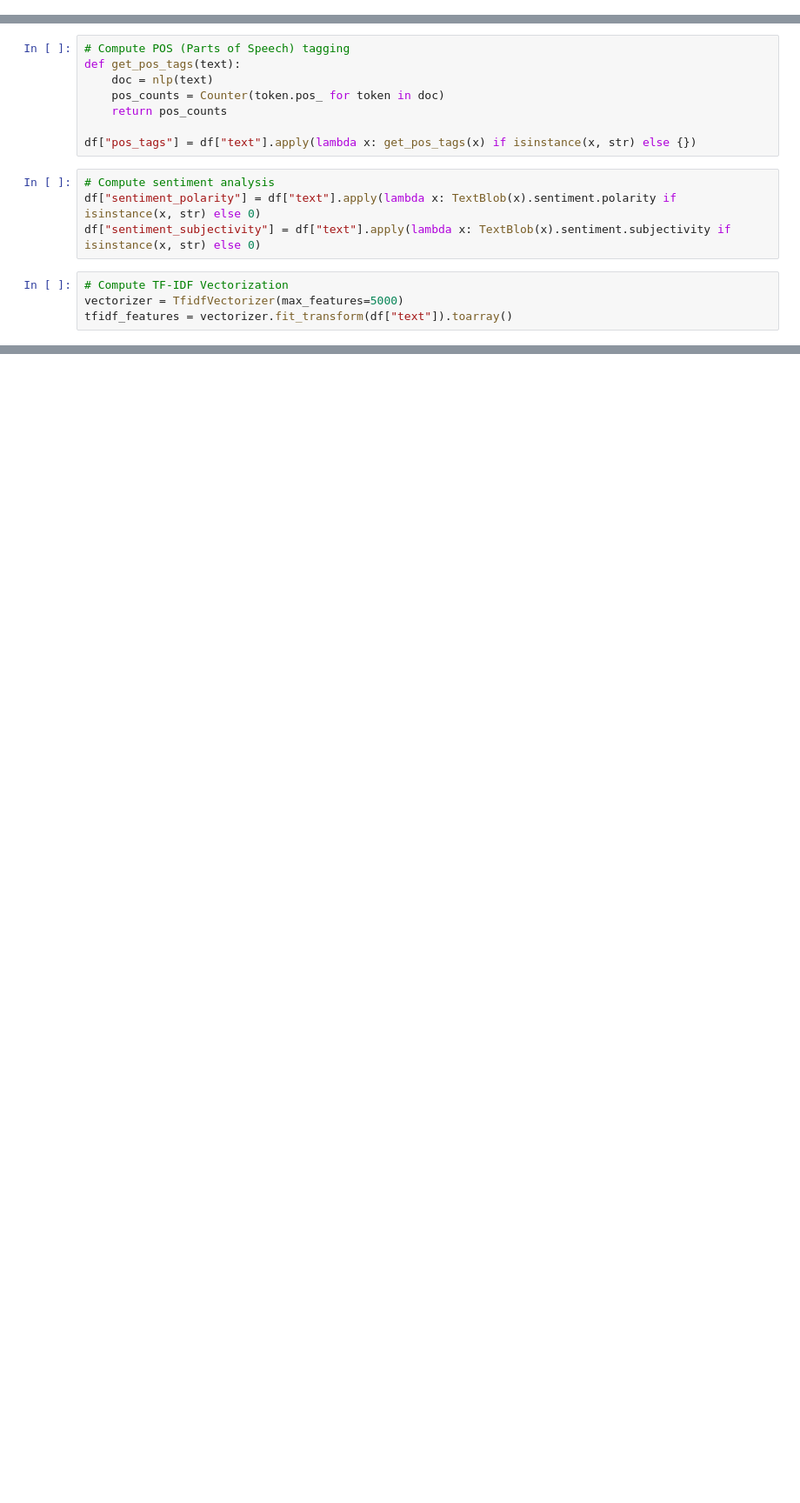
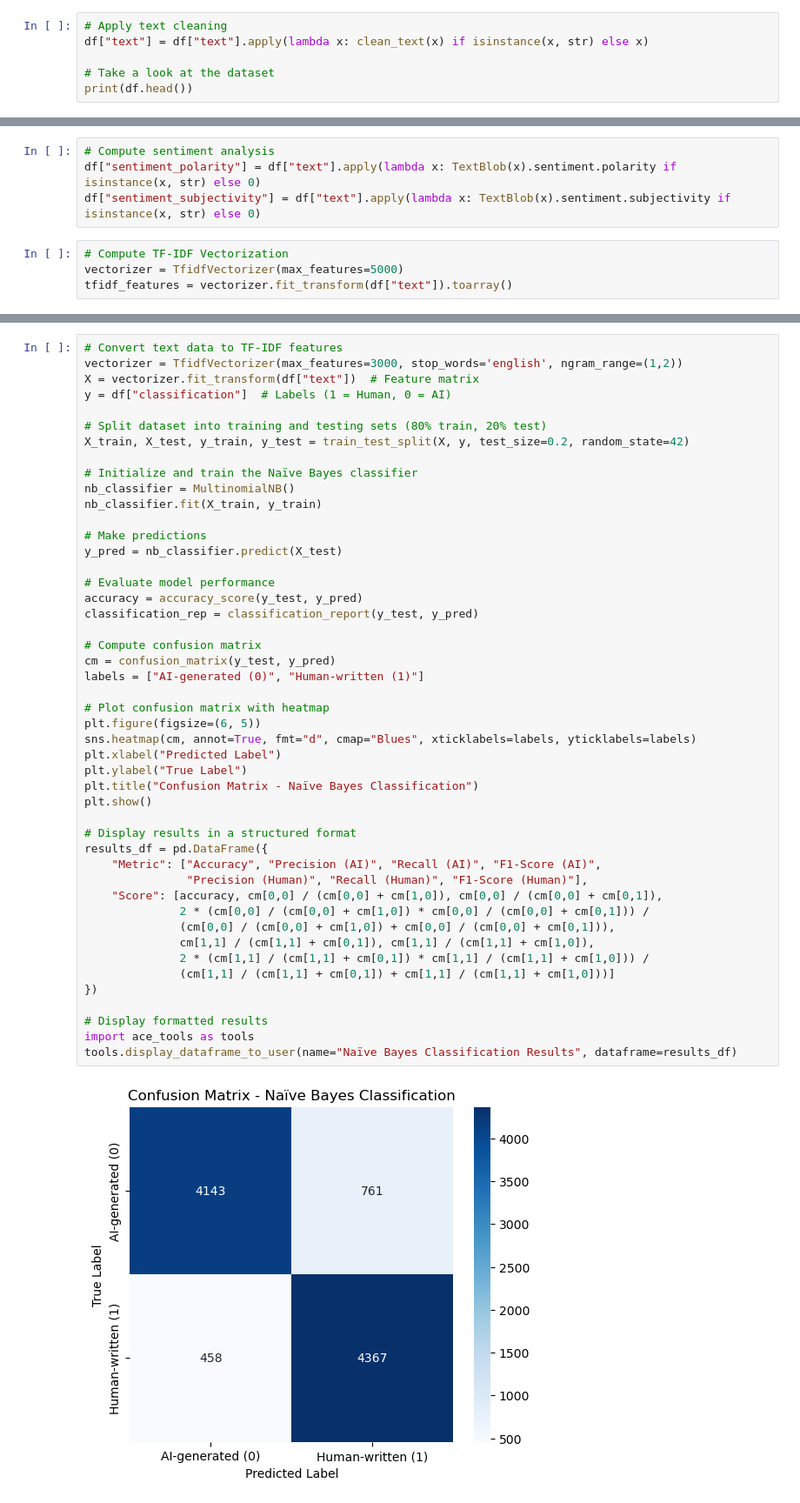
Before and after one commit to MollyMoriJing/MUGC_Detact_Reddit, a Jupyter notebook: data_text_classification.ipynb, the cells around one changed output, grey strips where cells are left out. Shown at 87% size. Saved outputs shown, nothing was run; the diff lists cells and outputs as text; blank space fills up the shorter version.

Commit message:
add initial experimentation

```diff
--- a/data_text_classification.ipynb
+++ b/data_text_classification.ipynb
@@ -123,0 +118,6 @@ df["text"] = df["text"].apply(lambda x: preprocess_text(x) if isinstance(x, str)
+# %%
+# Apply text cleaning
+df["text"] = df["text"].apply(lambda x: clean_text(x) if isinstance(x, str) else x)
+
+# Take a look at the dataset
+print(df.head())
@@ -152,14 +186,6 @@ def get_ngram_frequencies(text, n=2):
 
 df["bigrams"] = df["text"].apply(lambda x: get_ngram_frequencies(x, 2))
 df["trigrams"] = df["text"].apply(lambda x: get_ngram_frequencies(x, 3))
-# %%
-# Compute POS (Parts of Speech) tagging
-def get_pos_tags(text):
-    doc = nlp(text)
-    pos_counts = Counter(token.pos_ for token in doc)
-    return pos_counts
-
-df["pos_tags"] = df["text"].apply(lambda x: get_pos_tags(x) if isinstance(x, str) else {})
 # %%
 # Compute sentiment analysis
 df["sentiment_polarity"] = df["text"].apply(lambda x: TextBlob(x).sentiment.polarity if isinstance(x, str) else 0)
@@ -191,0 +227,49 @@ Total words in dataset: 57132
+# %%
+# Convert text data to TF-IDF features
+vectorizer = TfidfVectorizer(max_features=3000, stop_words='english', ngram_range=(1,2))
+X = vectorizer.fit_transform(df["text"])  # Feature matrix
+y = df["classification"]  # Labels (1 = Human, 0 = AI)
+
+# Split dataset into training and testing sets (80% train, 20% test)
+X_train, X_test, y_train, y_test = train_test_split(X, y, test_size=0.2, random_state=42)
+
+# Initialize and train the Naïve Bayes classifier
+nb_classifier = MultinomialNB()
+nb_classifier.fit(X_train, y_train)
+
+# Make predictions
+y_pred = nb_classifier.predict(X_test)
+
+# Evaluate model performance
+accuracy = accuracy_score(y_test, y_pred)
+classification_rep = classification_report(y_test, y_pred)
+
+# Compute confusion matrix
+cm = confusion_matrix(y_test, y_pred)
+labels = ["AI-generated (0)", "Human-written (1)"]
+
+# Plot confusion matrix with heatmap
+plt.figure(figsize=(6, 5))
+sns.heatmap(cm, annot=True, fmt="d", cmap="Blues", xticklabels=labels, yticklabels=labels)
+plt.xlabel("Predicted Label")
+plt.ylabel("True Label")
+plt.title("Confusion Matrix - Naïve Bayes Classification")
+plt.show()
+
+# Display results in a structured format
+results_df = pd.DataFrame({
+    "Metric": ["Accuracy", "Precision (AI)", "Recall (AI)", "F1-Score (AI)",
+               "Precision (Human)", "Recall (Human)", "F1-Score (Human)"],
+    "Score": [accuracy, cm[0,0] / (cm[0,0] + cm[1,0]), cm[0,0] / (cm[0,0] + cm[0,1]),
+              2 * (cm[0,0] / (cm[0,0] + cm[1,0]) * cm[0,0] / (cm[0,0] + cm[0,1])) /
+              (cm[0,0] / (cm[0,0] + cm[1,0]) + cm[0,0] / (cm[0,0] + cm[0,1])),
+              cm[1,1] / (cm[1,1] + cm[0,1]), cm[1,1] / (cm[1,1] + cm[1,0]),
+              2 * (cm[1,1] / (cm[1,1] + cm[0,1]) * cm[1,1] / (cm[1,1] + cm[1,0])) /
+              (cm[1,1] / (cm[1,1] + cm[0,1]) + cm[1,1] / (cm[1,1] + cm[1,0]))]
+})
+
+# Display formatted results
+import ace_tools as tools
+tools.display_dataframe_to_user(name="Naïve Bayes Classification Results", dataframe=results_df)
+# %% [output]
+[figure, added]
```
Also changed, not shown: parts of 19 cells of this notebook.
